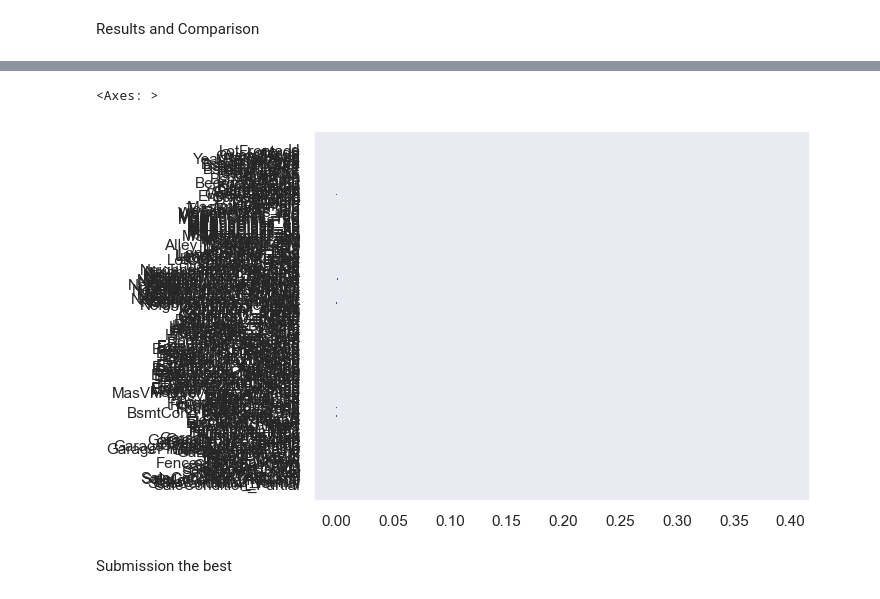
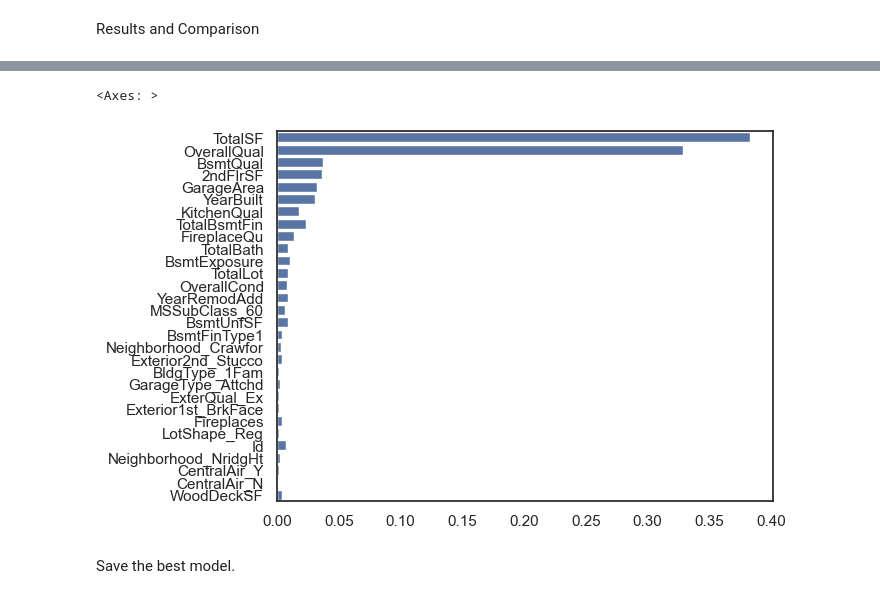
Before and after one commit to Maksym-Kryvenko/House_Prices, a Jupyter notebook: main.ipynb, the cells around one changed output, grey strips where cells are left out. Cells and saved outputs as stored; diff of their text form; code cells hidden in the pictures.

```diff
--- a/main.ipynb
+++ b/main.ipynb
@@ -586,0 +669,6 @@ feature_imp_df.sort_values('Grad Boost Importance', ascending=False)
+# %%
+rf_tree_fi = RandomForestRegressor(n_estimators=1000)
+all_predict['rf_tree_featImp'], all_score['rf_tree_featImp'] = training_model(rf_tree_fi, x_train[rf_top_feat], y_train, x_val[rf_top_feat], y_val)
+
+gb_tree_fi = GradientBoostingRegressor(n_estimators=1000)
+all_predict['gb_tree_featImp'], all_score['gb_tree_featImp'] = training_model(gb_tree_fi, x_train[gb_top_feat], y_train, x_val[gb_top_feat], y_val)
@@ -586,0 +688,12 @@ feature_imp_df.sort_values('Grad Boost Importance', ascending=False)
+# %%
+sns.set_theme(style='white')
+fig, ax = plt.subplots(figsize=(20,8))
+sns.kdeplot([df_predicts.linear,
+             df_predicts.logistic,
+             df_predicts.rf_tree,
+             df_predicts.knn,
+             df_predicts.gb_tree,
+             #df_predicts.xgb_tuned,
+             df_predicts.rf_tree_featImp,
+             df_predicts.gb_tree_featImp,
+             y_val], ax=ax)
@@ -587,7 +703,7 @@ feature_imp_df.sort_values('Grad Boost Importance', ascending=False)
 # %%
-sns.histplot(x=gb_tree.feature_importances_, y=gb_tree.feature_names_in_)
+sns.barplot(x=gb_tree_fi.feature_importances_, y=gb_tree_fi.feature_names_in_)
 # %% [output]
 <Axes: >
-[figure, old version]
+[figure, new version]
 # %% [markdown]
-Submission the best
+Save the best model.
```
Also changed, not shown: parts of 32 cells of this notebook, 3 other files.
